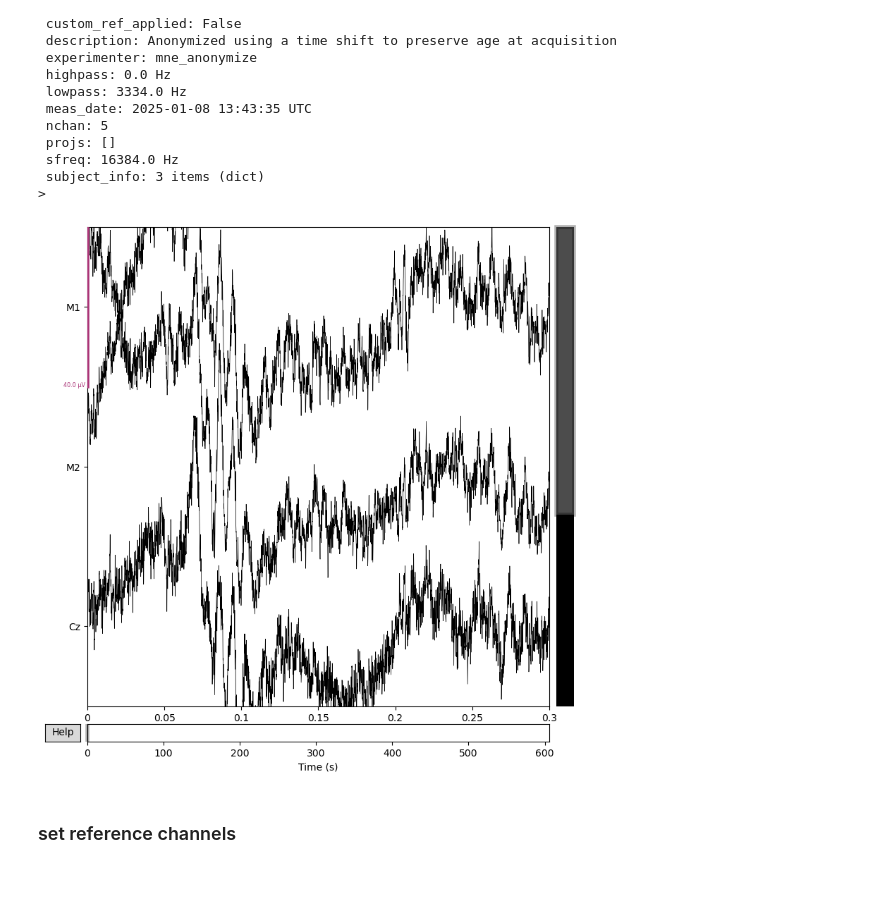
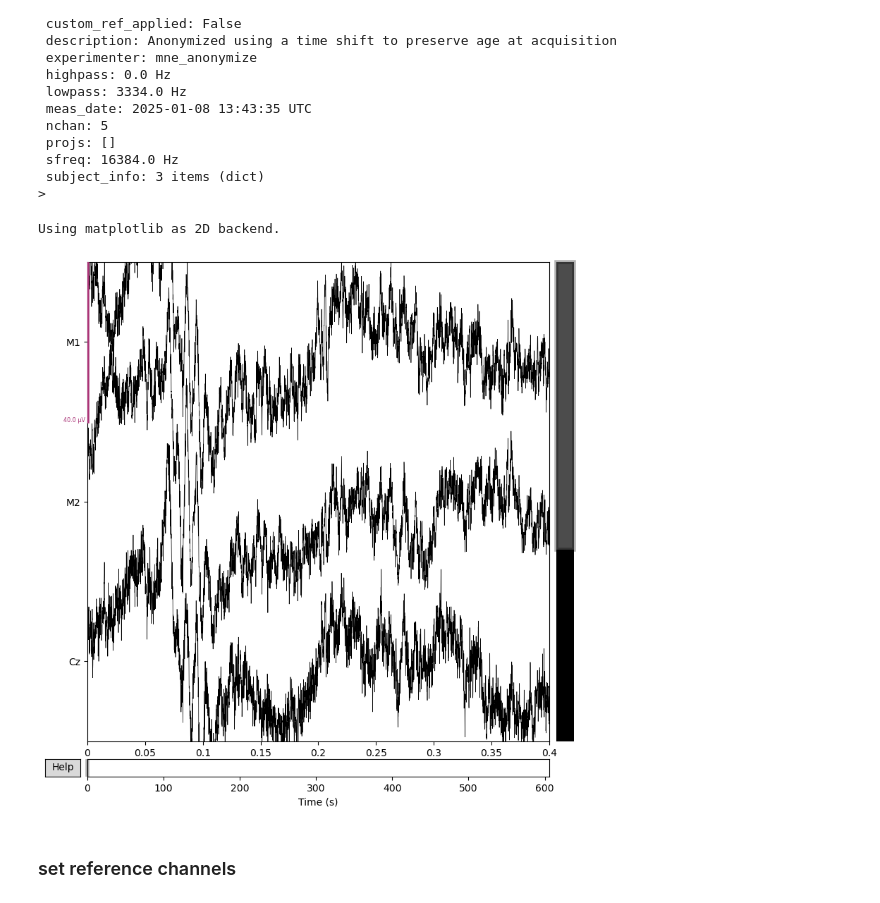
Before and after one commit to sitek/EAM1-FFR, a Jupyter notebook: ffr_processing_mne-bids.ipynb, the cells around one changed output. Cells and saved outputs as stored; diff of their text form; code cells hidden in the pictures.

```diff
--- a/ffr_processing_mne-bids.ipynb
+++ b/ffr_processing_mne-bids.ipynb
@@ -19,10 +19,10 @@ sub_label = '21'
 task_label = 'passive'
 run_label = '1'
 # %%
-
 bids_root = os.path.join('/Users/dsj3886/data_local/',
-                        'EAM1/eam1_personal/data-bids'
-                        )
+                        'EAM1_local/data-bids')
+#bids_root = os.path.join('/Users/dsj3886/data_local/',
+#                        'EAM1/eam1_personal/data-bids')
 
 print_dir_tree(bids_root)
 # %% [output]
@@ -128,11 +123,12 @@ print(data.info)
  subject_info: 3 items (dict)
 >
 # %%
-data.plot(duration=0.3,
+data.plot(duration=0.4,
           n_channels=3,
           remove_dc=True);
 # %% [output]
+Using matplotlib as 2D backend.
-[figure, old version]
+[figure, new version]
 # %% [markdown]
 ### set reference channels
 # %%
```
Also changed, not shown: parts of 27 cells of this notebook.
